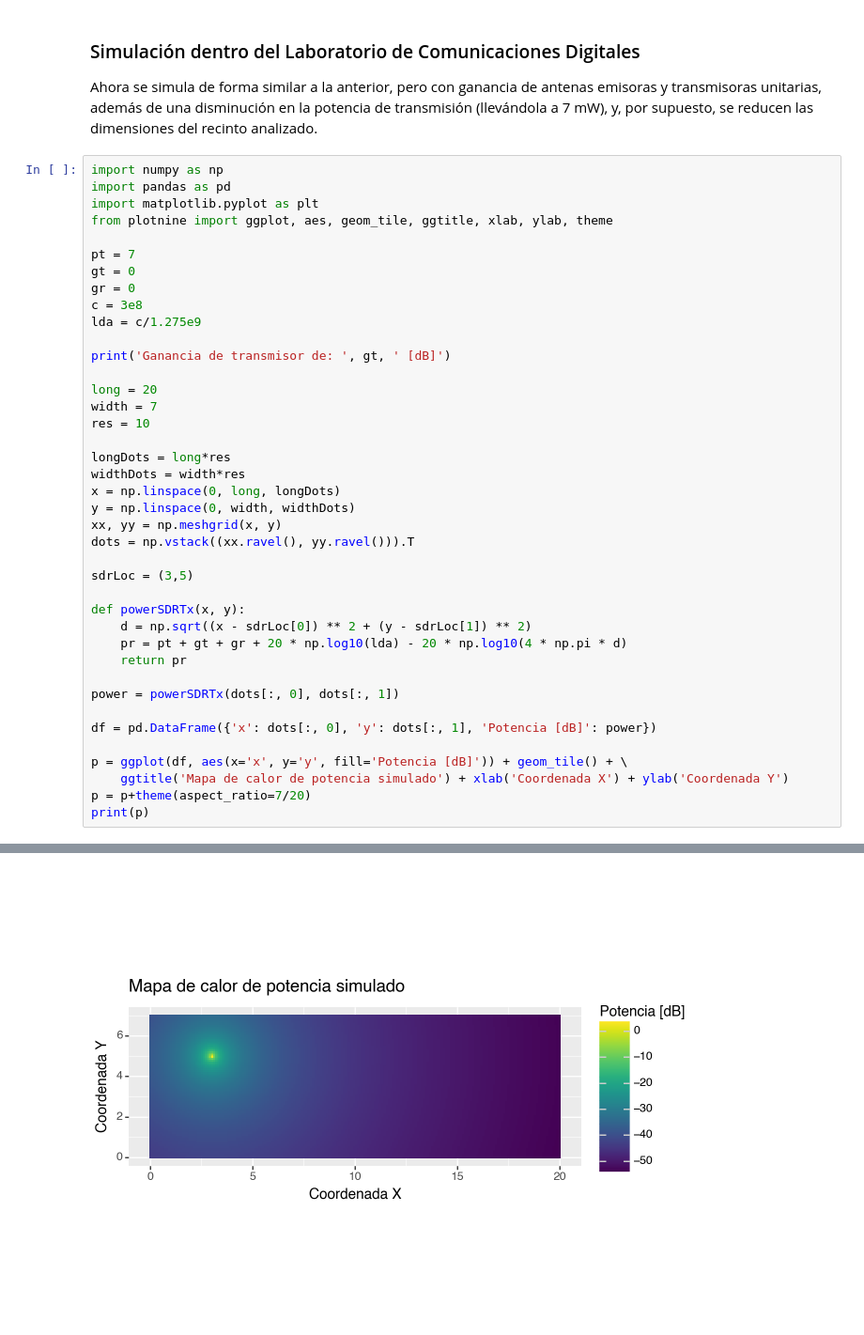
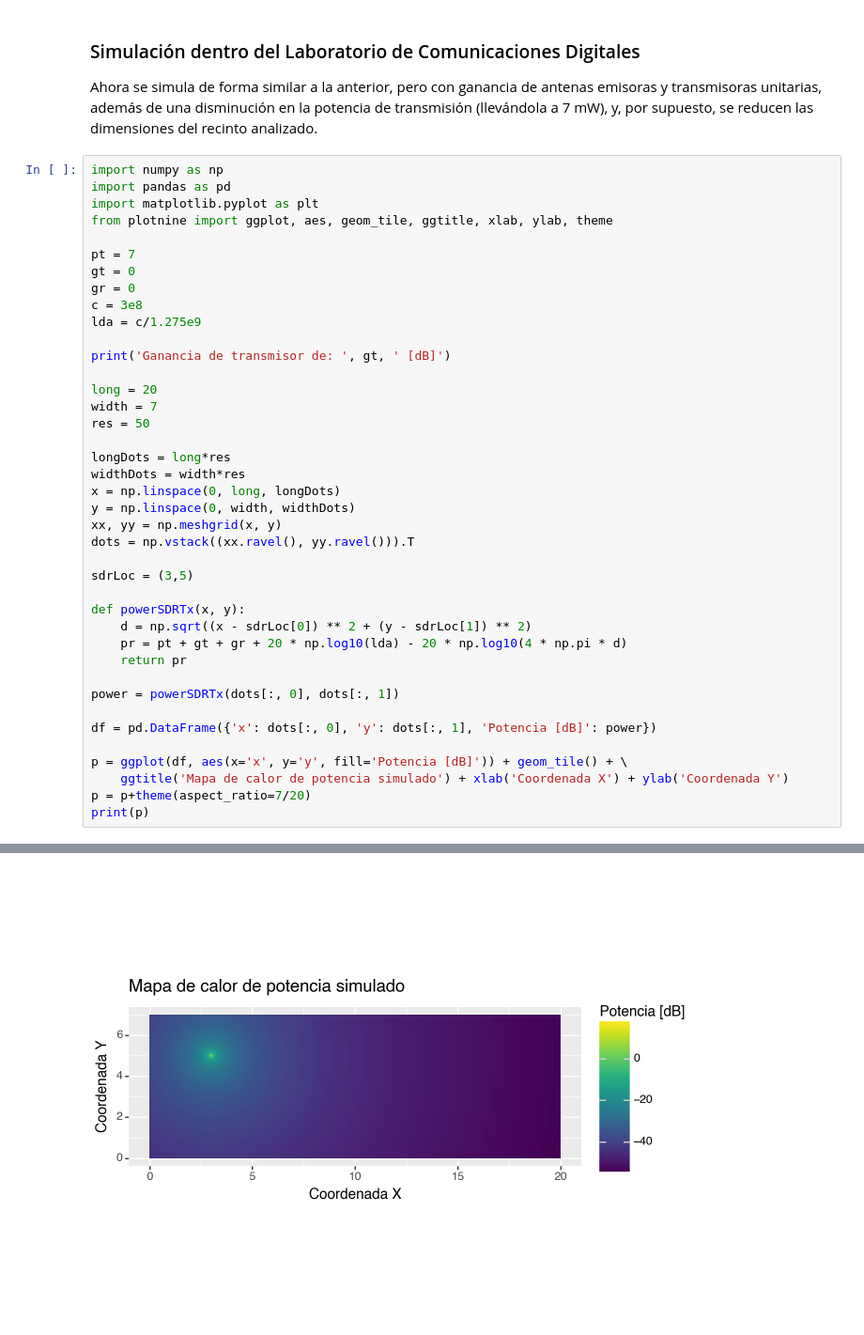
Before and after one commit to all5one-sudo/comunicacionesDigitalesTP, a Jupyter notebook: conaeRadar.ipynb, the cells around one changed output, grey strips where cells are left out. Shown: that part at 94% size. Saved outputs shown, nothing was run; the diff lists cells and outputs as text.

```diff
--- a/conaeRadar.ipynb
+++ b/conaeRadar.ipynb
@@ -356,32 +356,32 @@ lda = c/1.275e9
 
 print('Ganancia de transmisor de: ', gt, ' [dB]')
 
 long = 20
 width = 7
-res = 10
+res = 50
 
 longDots = long*res
 widthDots = width*res
 x = np.linspace(0, long, longDots)
 y = np.linspace(0, width, widthDots)
 xx, yy = np.meshgrid(x, y)
 dots = np.vstack((xx.ravel(), yy.ravel())).T
 
 sdrLoc = (3,5)
 
 def powerSDRTx(x, y):
     d = np.sqrt((x - sdrLoc[0]) ** 2 + (y - sdrLoc[1]) ** 2)
     pr = pt + gt + gr + 20 * np.log10(lda) - 20 * np.log10(4 * np.pi * d)
     return pr
 
 power = powerSDRTx(dots[:, 0], dots[:, 1])
 
 df = pd.DataFrame({'x': dots[:, 0], 'y': dots[:, 1], 'Potencia [dB]': power})
 
 p = ggplot(df, aes(x='x', y='y', fill='Potencia [dB]')) + geom_tile() + \
     ggtitle('Mapa de calor de potencia simulado') + xlab('Coordenada X') + ylab('Coordenada Y')
 p = p+theme(aspect_ratio=7/20)
 print(p)
 # %% [output]
 Ganancia de transmisor de:  0  [dB]
-[figure, old version]
+[figure, new version]
```
Also changed, not shown: parts of 8 cells of this notebook, 3 other files.
